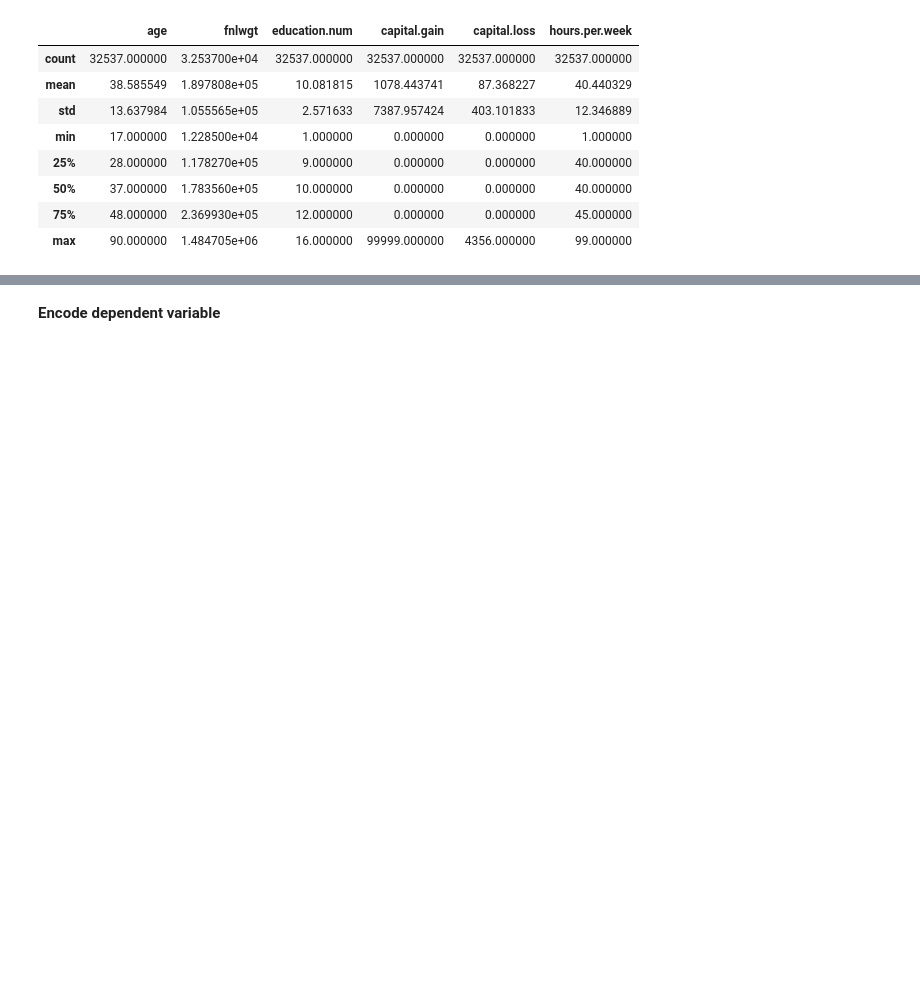
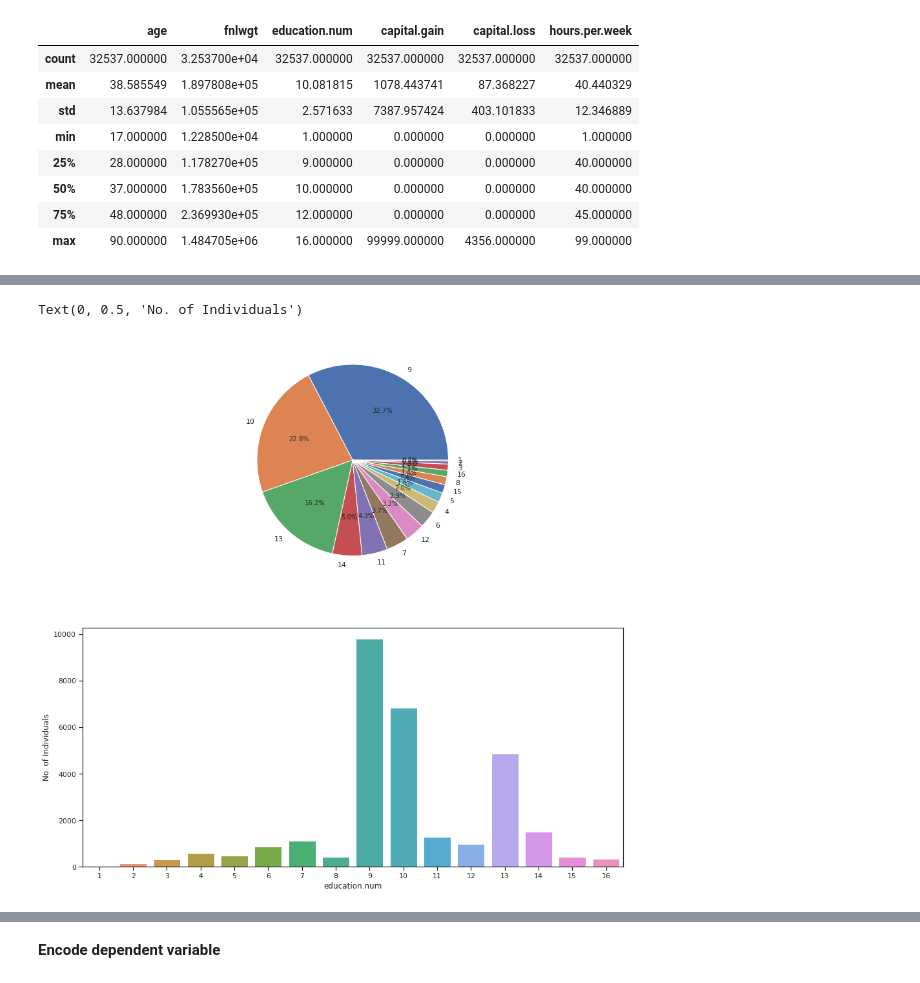
Before and after one commit to hoangcuongnguyen2001/Income-Analysis, a Jupyter notebook: Income_analysis.ipynb, the cells around one changed output, grey strips where cells are left out. Drawn from its saved outputs; the diff is of its cells as text; code cells hidden in the pictures; blank space fills up the shorter version.

```diff
--- a/Income_analysis.ipynb
+++ b/Income_analysis.ipynb
@@ -263,0 +294,11 @@ Text(0, 0.5, 'No. of Individuals')
+# %%
+plt.figure(figsize=(15,15))
+plt.subplot(2,1,1)
+new_df['education.num'].value_counts().plot.pie(autopct='%1.1f%%')
+plt.ylabel('')
+plt.subplot(2,1,2)
+sns.countplot(x='education.num',data=new_df)
+plt.ylabel('No. of Individuals')
+# %% [output]
+Text(0, 0.5, 'No. of Individuals')
+[figure, added]
```
Also changed, not shown: parts of 23 cells of this notebook.
